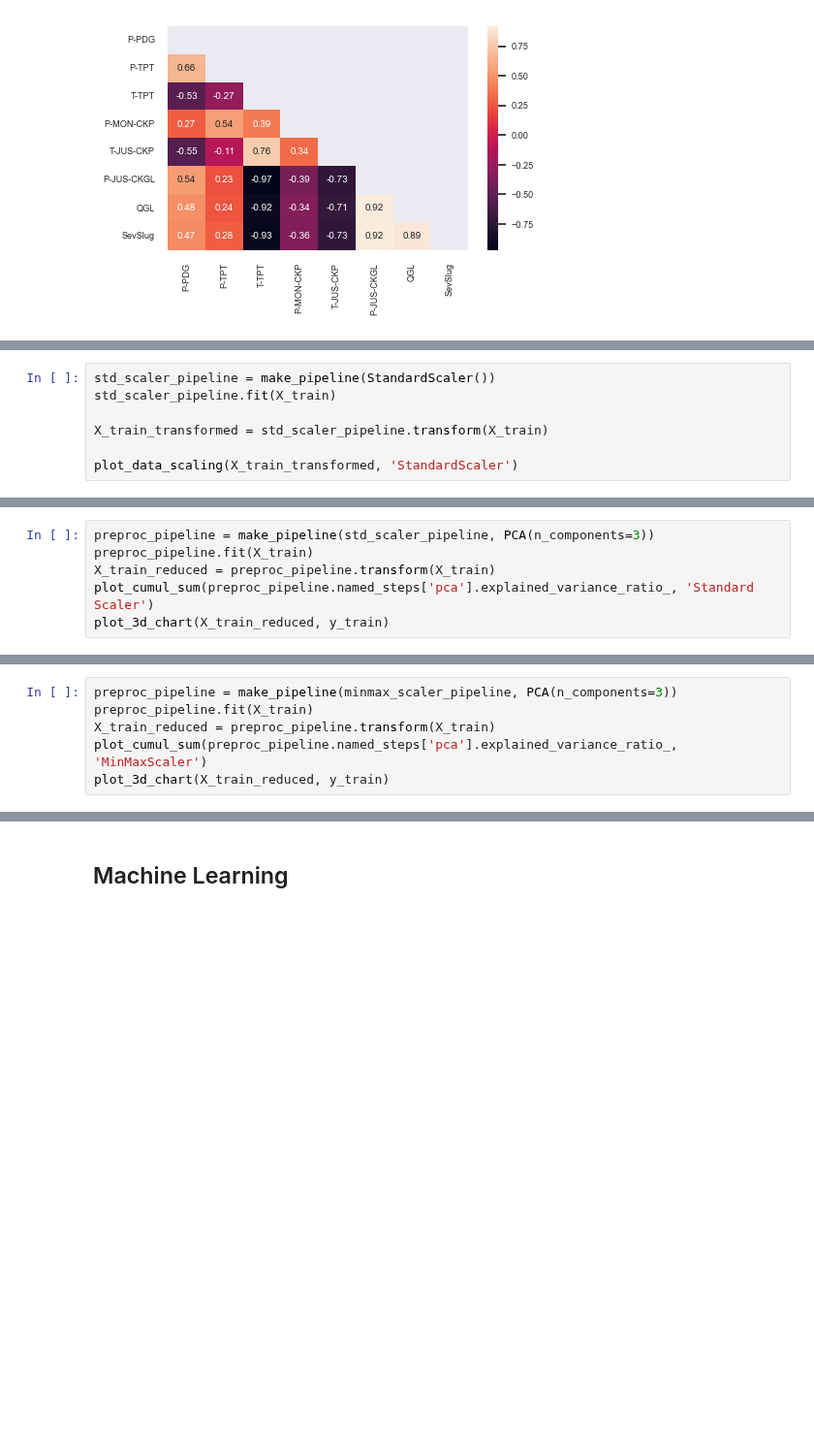
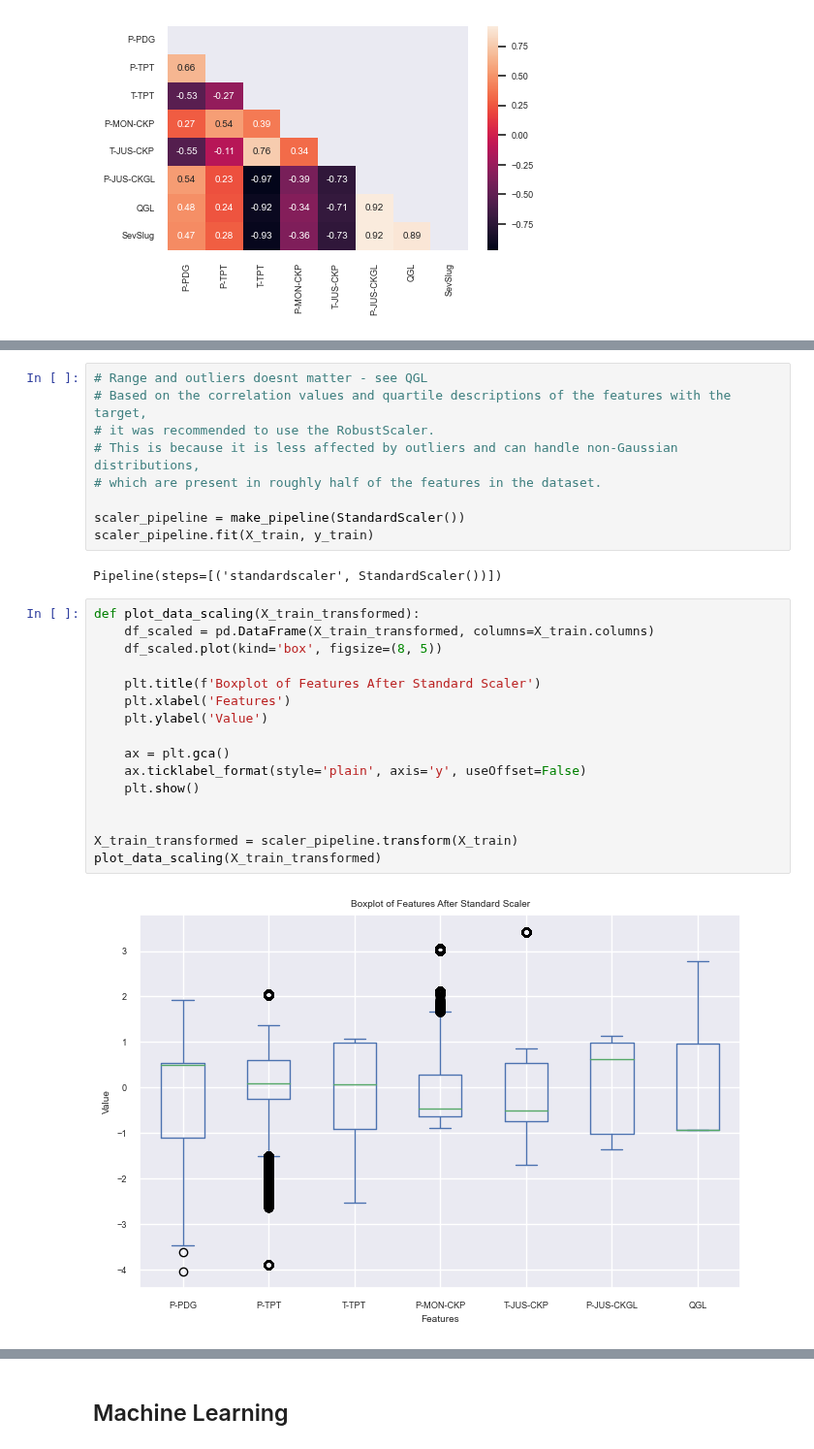
Before and after one commit to RealDyllon/3W-Petrobras, a Jupyter notebook: overviews/_baseline/Severe_Slugging_Classification.ipynb, the cells around one changed output, grey strips where cells are left out. Shown at 97% size. Saved outputs shown, nothing was run; the diff lists cells and outputs as text; blank space fills up the shorter version.

```diff
--- a/overviews/_baseline/Severe_Slugging_Classification.ipynb
+++ b/overviews/_baseline/Severe_Slugging_Classification.ipynb
@@ -477,7 +469,0 @@ plot_data_scaling(X_train_transformed, 'MinMaxScaler')
-# %%
-std_scaler_pipeline = make_pipeline(StandardScaler())
-std_scaler_pipeline.fit(X_train)
-
-X_train_transformed = std_scaler_pipeline.transform(X_train)
-
-plot_data_scaling(X_train_transformed, 'StandardScaler')
@@ -540,6 +482,0 @@ def plot_3d_chart(X_train_reduced, y_train):
-# %%
-preproc_pipeline = make_pipeline(std_scaler_pipeline, PCA(n_components=3))
-preproc_pipeline.fit(X_train)
-X_train_reduced = preproc_pipeline.transform(X_train)
-plot_cumul_sum(preproc_pipeline.named_steps['pca'].explained_variance_ratio_, 'Standard Scaler')
-plot_3d_chart(X_train_reduced, y_train)
@@ -549,6 +482,0 @@ plot_3d_chart(X_train_reduced, y_train)
-# %%
-preproc_pipeline = make_pipeline(minmax_scaler_pipeline, PCA(n_components=3))
-preproc_pipeline.fit(X_train)
-X_train_reduced = preproc_pipeline.transform(X_train)
-plot_cumul_sum(preproc_pipeline.named_steps['pca'].explained_variance_ratio_, 'MinMaxScaler')
-plot_3d_chart(X_train_reduced, y_train)
@@ -557,0 +483,29 @@ plot_3d_chart(X_train_reduced, y_train)
+# %%
+# Range and outliers doesnt matter - see QGL
+# Based on the correlation values and quartile descriptions of the features with the target,
+# it was recommended to use the RobustScaler.
+# This is because it is less affected by outliers and can handle non-Gaussian distributions,
+# which are present in roughly half of the features in the dataset.
+
+scaler_pipeline = make_pipeline(StandardScaler())
+scaler_pipeline.fit(X_train, y_train)
+# %% [output]
+Pipeline(steps=[('standardscaler', StandardScaler())])
+# %%
+def plot_data_scaling(X_train_transformed):
+    df_scaled = pd.DataFrame(X_train_transformed, columns=X_train.columns)
+    df_scaled.plot(kind='box', figsize=(8, 5))
+
+    plt.title(f'Boxplot of Features After Standard Scaler')
+    plt.xlabel('Features')
+    plt.ylabel('Value')
+
+    ax = plt.gca()
+    ax.ticklabel_format(style='plain', axis='y', useOffset=False)
+    plt.show()
+
+
+X_train_transformed = scaler_pipeline.transform(X_train)
+plot_data_scaling(X_train_transformed)
+# %% [output]
+[figure, added]
```
Also changed, not shown: parts of 56 cells of this notebook, 4 other files.
